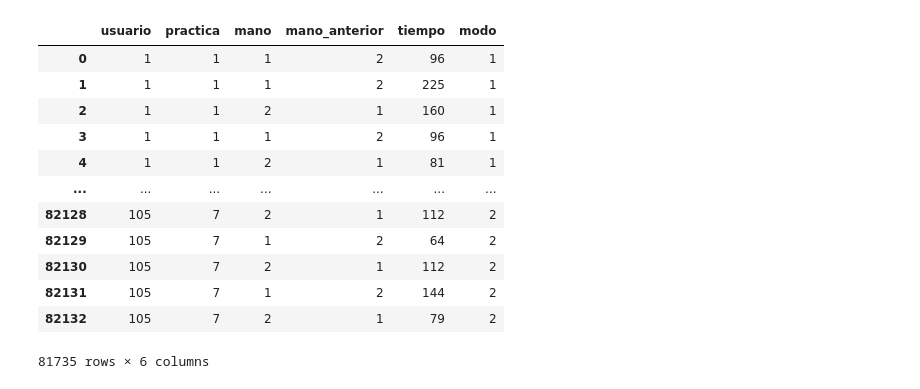
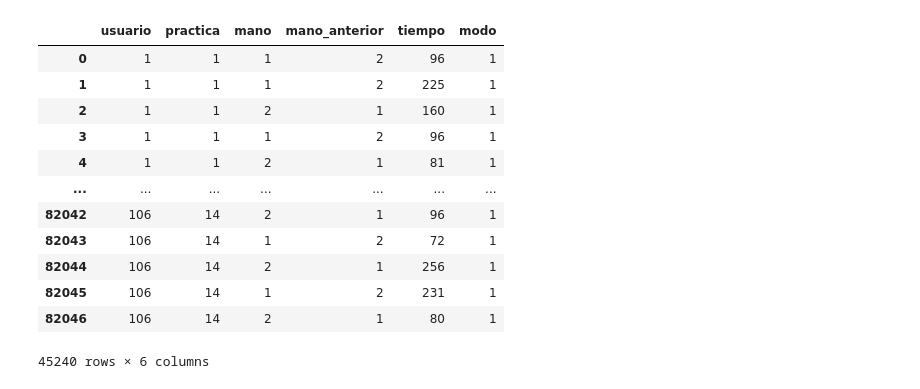
Before and after one commit to Fonteeres/IA_Ciencia_Datos, a Jupyter notebook: Semestre 4/Practica Profesionalizante 2/keystroke/TP1.ipynb, the cells around one changed output. Drawn from its saved outputs; the diff is of its cells as text; code cells hidden in the pictures.

```diff
--- a/Semestre 4/Practica Profesionalizante 2/keystroke/TP1.ipynb
+++ b/Semestre 4/Practica Profesionalizante 2/keystroke/TP1.ipynb
@@ -3,27 +3,28 @@ import numpy as np
 import pandas as pd
 import plotly.express as px
 # %%
-df_Cambio_mano = pd.read_csv(r'C:\Users\gino_\IA_Ciencia_Datos\Semestre 4\Practica Profesionalizante 2\keystroke\Datos\cidia_pp2_table_tiempos_cambio_mano.csv')
-df_Tiempo_Tecla = pd.read_csv(r'C:\Users\gino_\IA_Ciencia_Datos\Semestre 4\Practica Profesionalizante 2\keystroke\Datos\cidia_pp2_table_tiempos_por_tecla.csv')
-df_Usuario = pd.read_csv(r'C:\Users\gino_\IA_Ciencia_Datos\Semestre 4\Practica Profesionalizante 2\keystroke\Datos\cidia_pp2_table_usuarios.csv')
+df_Cambio_mano = pd.read_csv(r'C:\Users\Alumno\Documents\IA_Ciencia_Datos\Semestre 4\Practica Profesionalizante 2\keystroke\Datos\cidia_pp2_table_tiempos_cambio_mano.csv')
+df_Tiempo_Tecla = pd.read_csv(r'C:\Users\Alumno\Documents\IA_Ciencia_Datos\Semestre 4\Practica Profesionalizante 2\keystroke\Datos\cidia_pp2_table_tiempos_por_tecla.csv')
+df_Usuario = pd.read_csv(r'C:\Users\Alumno\Documents\IA_Ciencia_Datos\Semestre 4\Practica Profesionalizante 2\keystroke\Datos\cidia_pp2_table_usuarios.csv')
 # %%
 df_Cambio_mano = df_Cambio_mano.drop('tiempo_id',axis=1)
 # %%
 df_Cambio_mano = df_Cambio_mano[df_Cambio_mano['tiempo']<= 2000]
+df_Cambio_mano = df_Cambio_mano[df_Cambio_mano['modo'] == 1]
 df_Cambio_mano
 # %% [output]
 |  | usuario | practica | mano | mano_anterior | tiempo | modo |
 | 0 | 1 | 1 | 1 | 2 | 96 | 1 |
 | 1 | 1 | 1 | 1 | 2 | 225 | 1 |
 | 2 | 1 | 1 | 2 | 1 | 160 | 1 |
 | 3 | 1 | 1 | 1 | 2 | 96 | 1 |
 | 4 | 1 | 1 | 2 | 1 | 81 | 1 |
 | ... | ... | ... | ... | ... | ... | ... |
-| 82128 | 105 | 7 | 2 | 1 | 112 | 2 |
-| 82129 | 105 | 7 | 1 | 2 | 64 | 2 |
-| 82130 | 105 | 7 | 2 | 1 | 112 | 2 |
-| 82131 | 105 | 7 | 1 | 2 | 144 | 2 |
-| 82132 | 105 | 7 | 2 | 1 | 79 | 2 |
+| 82042 | 106 | 14 | 2 | 1 | 96 | 1 |
+| 82043 | 106 | 14 | 1 | 2 | 72 | 1 |
+| 82044 | 106 | 14 | 2 | 1 | 256 | 1 |
+| 82045 | 106 | 14 | 1 | 2 | 231 | 1 |
+| 82046 | 106 | 14 | 2 | 1 | 80 | 1 |
-81735 rows × 6 columns
+45240 rows × 6 columns
 # %%
 px.violin(df_Cambio_mano, y='tiempo', color='usuario')
```
Also changed, not shown: parts of 10 cells of this notebook, 1 other file.
